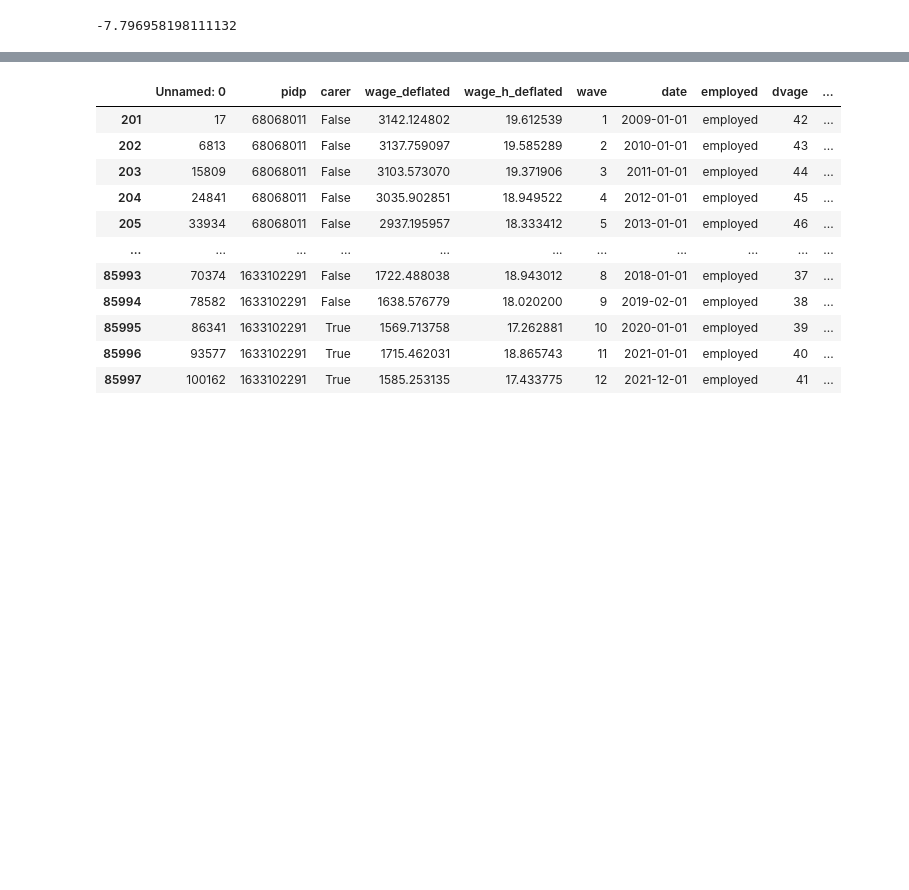
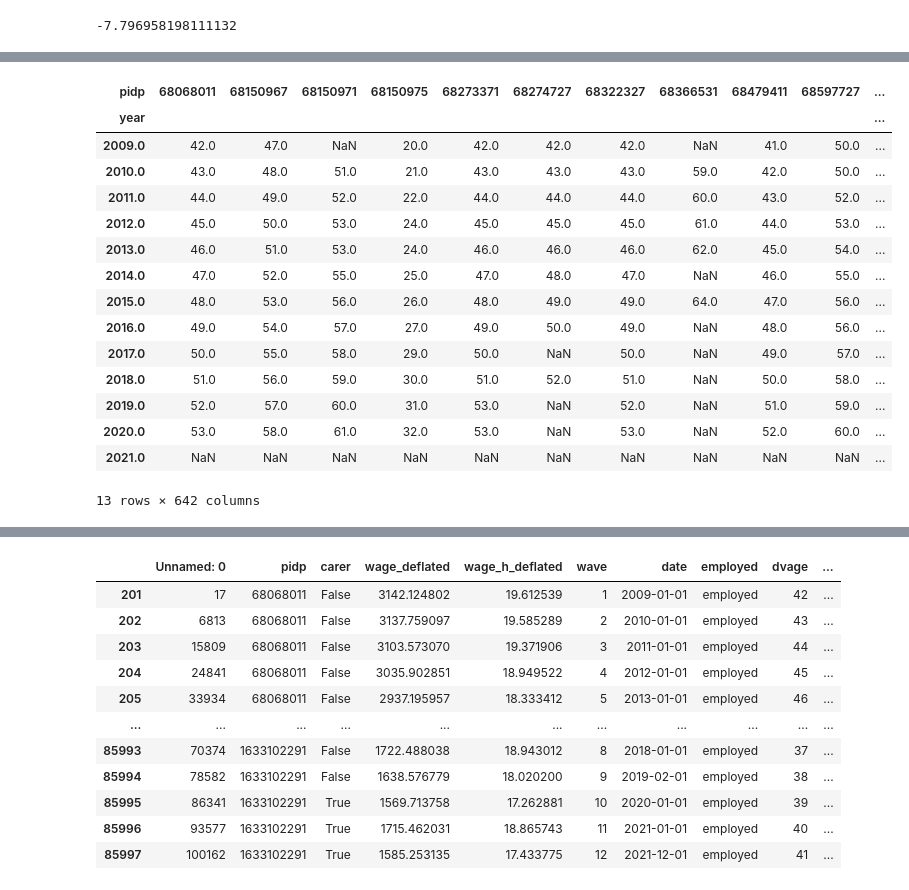
Before and after one commit to centre-for-care/costofcare, a Jupyter notebook: parallalel_isc.ipynb, the cells around one changed output, grey strips where cells are left out. Cells and saved outputs as stored; diff of their text form; code cells hidden in the pictures; blank space fills up the shorter version.

```diff
--- a/parallalel_isc.ipynb
+++ b/parallalel_isc.ipynb
@@ -225,0 +243,19 @@ def get_control_clean(c_data, t_data, features):
+# %%
+treated.pivot_table(index='year', columns='pidp', values='dvage')
+# %% [output]
+| pidp | 68068011 | 68150967 | 68150971 | 68150975 | 68273371 | 68274727 | 68322327 | 68366531 | 68479411 | 68597727 | ... |
+| year |  |  |  |  |  |  |  |  |  |  | ... |
+| 2009.0 | 42.0 | 47.0 | NaN | 20.0 | 42.0 | 42.0 | 42.0 | NaN | 41.0 | 50.0 | ... |
+| 2010.0 | 43.0 | 48.0 | 51.0 | 21.0 | 43.0 | 43.0 | 43.0 | 59.0 | 42.0 | 50.0 | ... |
+| 2011.0 | 44.0 | 49.0 | 52.0 | 22.0 | 44.0 | 44.0 | 44.0 | 60.0 | 43.0 | 52.0 | ... |
+| 2012.0 | 45.0 | 50.0 | 53.0 | 24.0 | 45.0 | 45.0 | 45.0 | 61.0 | 44.0 | 53.0 | ... |
+| 2013.0 | 46.0 | 51.0 | 53.0 | 24.0 | 46.0 | 46.0 | 46.0 | 62.0 | 45.0 | 54.0 | ... |
+| 2014.0 | 47.0 | 52.0 | 55.0 | 25.0 | 47.0 | 48.0 | 47.0 | NaN | 46.0 | 55.0 | ... |
+| 2015.0 | 48.0 | 53.0 | 56.0 | 26.0 | 48.0 | 49.0 | 49.0 | 64.0 | 47.0 | 56.0 | ... |
+| 2016.0 | 49.0 | 54.0 | 57.0 | 27.0 | 49.0 | 50.0 | 49.0 | NaN | 48.0 | 56.0 | ... |
+| 2017.0 | 50.0 | 55.0 | 58.0 | 29.0 | 50.0 | NaN | 50.0 | NaN | 49.0 | 57.0 | ... |
+| 2018.0 | 51.0 | 56.0 | 59.0 | 30.0 | 51.0 | 52.0 | 51.0 | NaN | 50.0 | 58.0 | ... |
+| 2019.0 | 52.0 | 57.0 | 60.0 | 31.0 | 53.0 | NaN | 52.0 | NaN | 51.0 | 59.0 | ... |
+| 2020.0 | 53.0 | 58.0 | 61.0 | 32.0 | 53.0 | NaN | 53.0 | NaN | 52.0 | 60.0 | ... |
+| 2021.0 | NaN | NaN | NaN | NaN | NaN | NaN | NaN | NaN | NaN | NaN | ... |
+13 rows × 642 columns
```
Also changed, not shown: parts of 16 cells of this notebook, 7 other files.
